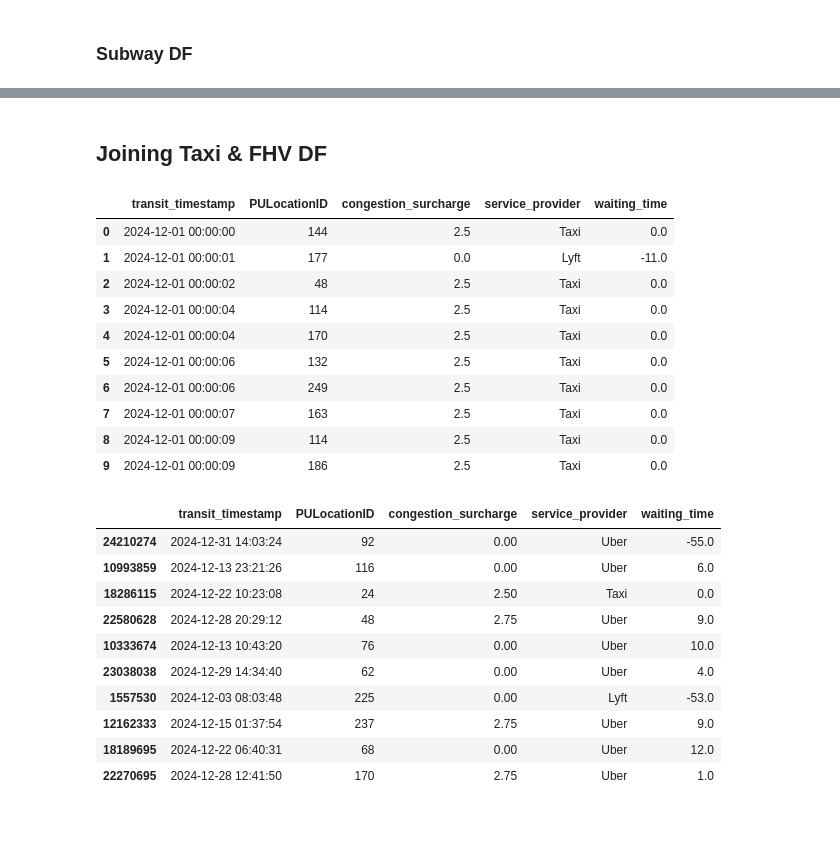
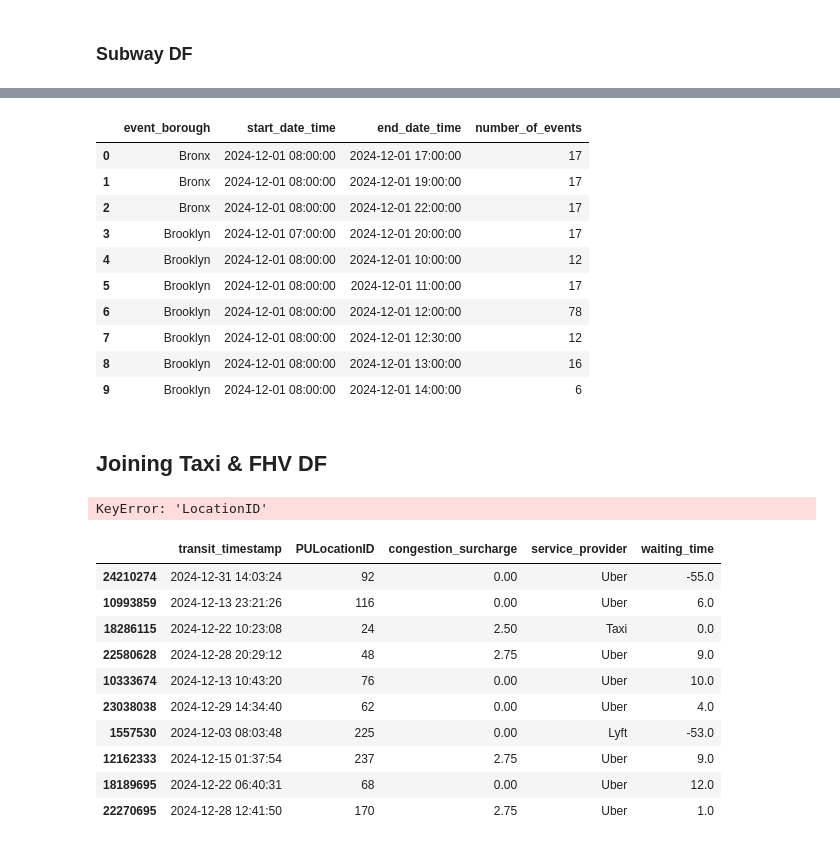
Before and after one commit to ikml-bsrn/NYC_Transportation_Demand, a Jupyter notebook: NYC_transportation_demand.ipynb, the cells around one changed output, grey strips where cells are left out. Saved outputs shown, nothing was run; the diff lists cells and outputs as text; code cells hidden in the pictures.

```diff
--- a/NYC_transportation_demand.ipynb
+++ b/NYC_transportation_demand.ipynb
@@ -429,23 +423,29 @@ subway_ridership_df.sample(10)
+# %%
+event_counts_by_borough_df = permitted_events_historical_df.groupby(['event_borough','start_date_time','end_date_time']).size().reset_index(name='number_of_events')
+
+event_counts_by_borough_df.head(10)
+# %% [output]
+|  | event_borough | start_date_time | end_date_time | number_of_events |
+| 0 | Bronx | 2024-12-01 08:00:00 | 2024-12-01 17:00:00 | 17 |
+| 1 | Bronx | 2024-12-01 08:00:00 | 2024-12-01 19:00:00 | 17 |
+| 2 | Bronx | 2024-12-01 08:00:00 | 2024-12-01 22:00:00 | 17 |
+| 3 | Brooklyn | 2024-12-01 07:00:00 | 2024-12-01 20:00:00 | 17 |
+| 4 | Brooklyn | 2024-12-01 08:00:00 | 2024-12-01 10:00:00 | 12 |
+| 5 | Brooklyn | 2024-12-01 08:00:00 | 2024-12-01 11:00:00 | 17 |
+| 6 | Brooklyn | 2024-12-01 08:00:00 | 2024-12-01 12:00:00 | 78 |
+| 7 | Brooklyn | 2024-12-01 08:00:00 | 2024-12-01 12:30:00 | 12 |
+| 8 | Brooklyn | 2024-12-01 08:00:00 | 2024-12-01 13:00:00 | 16 |
+| 9 | Brooklyn | 2024-12-01 08:00:00 | 2024-12-01 14:00:00 | 6 |
 # %% [markdown]
 ## Joining Taxi & FHV DF
 # %%
 trips_df = taxi_trip_df.merge(fhv_trip_df, how='outer', on=[
-    'transit_timestamp','service_provider','PULocationID','congestion_surcharge', 'waiting_time'
+    'transit_timestamp','service_provider','LocationID','congestion_surcharge', 'waiting_time'
     ])
 
 trips_df.head(10)
 # %% [output]
-|  | transit_timestamp | PULocationID | congestion_surcharge | service_provider | waiting_time |
-| 0 | 2024-12-01 00:00:00 | 144 | 2.5 | Taxi | 0.0 |
-| 1 | 2024-12-01 00:00:01 | 177 | 0.0 | Lyft | -11.0 |
-| 2 | 2024-12-01 00:00:02 | 48 | 2.5 | Taxi | 0.0 |
-| 3 | 2024-12-01 00:00:04 | 114 | 2.5 | Taxi | 0.0 |
-| 4 | 2024-12-01 00:00:04 | 170 | 2.5 | Taxi | 0.0 |
-| 5 | 2024-12-01 00:00:06 | 132 | 2.5 | Taxi | 0.0 |
-| 6 | 2024-12-01 00:00:06 | 249 | 2.5 | Taxi | 0.0 |
-| 7 | 2024-12-01 00:00:07 | 163 | 2.5 | Taxi | 0.0 |
-| 8 | 2024-12-01 00:00:09 | 114 | 2.5 | Taxi | 0.0 |
-| 9 | 2024-12-01 00:00:09 | 186 | 2.5 | Taxi | 0.0 |
+KeyError: 'LocationID'
 # %%
 trips_df.sample(10)
 # %% [output]
```
Also changed, not shown: parts of 31 cells of this notebook.
